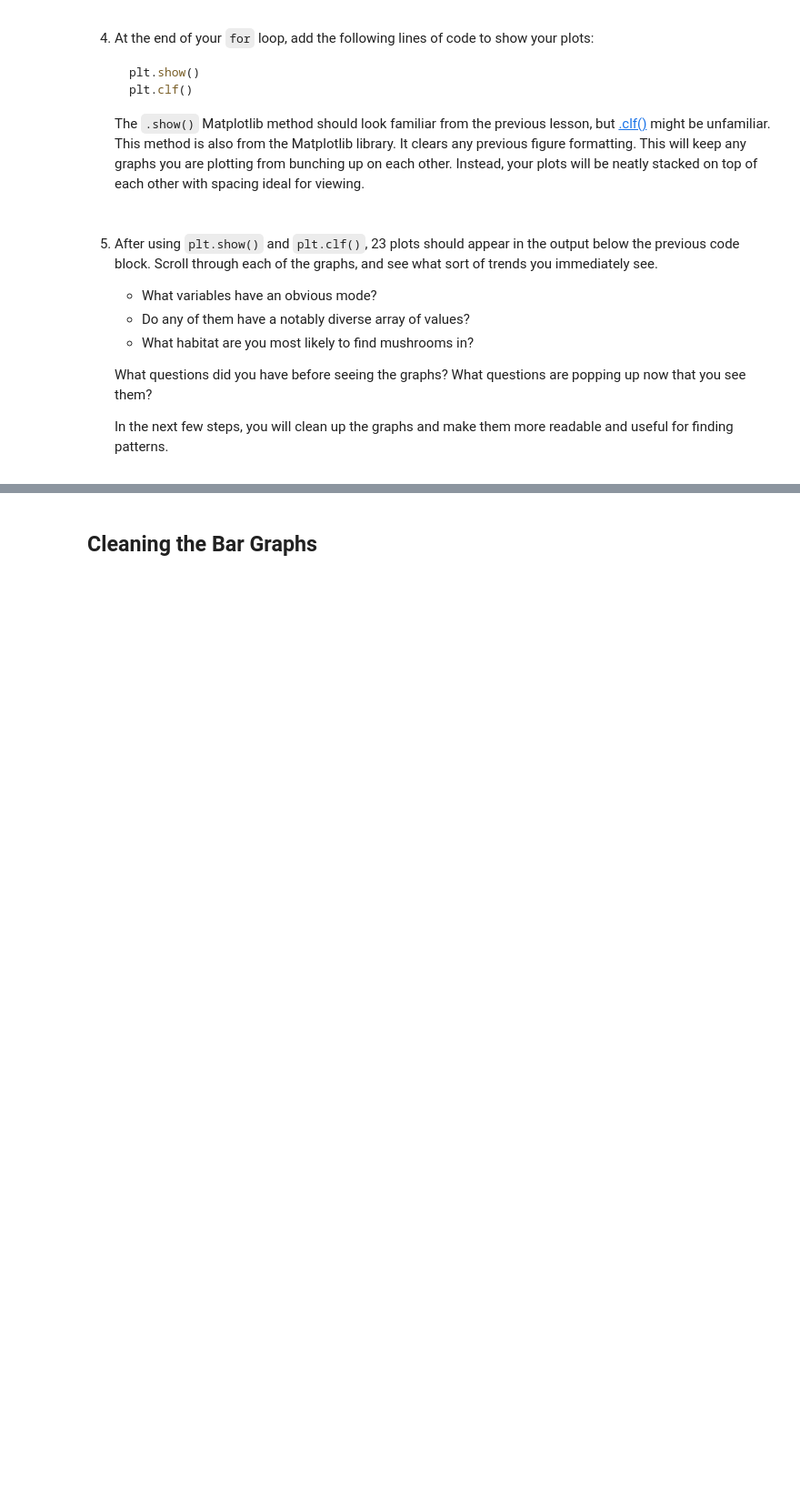
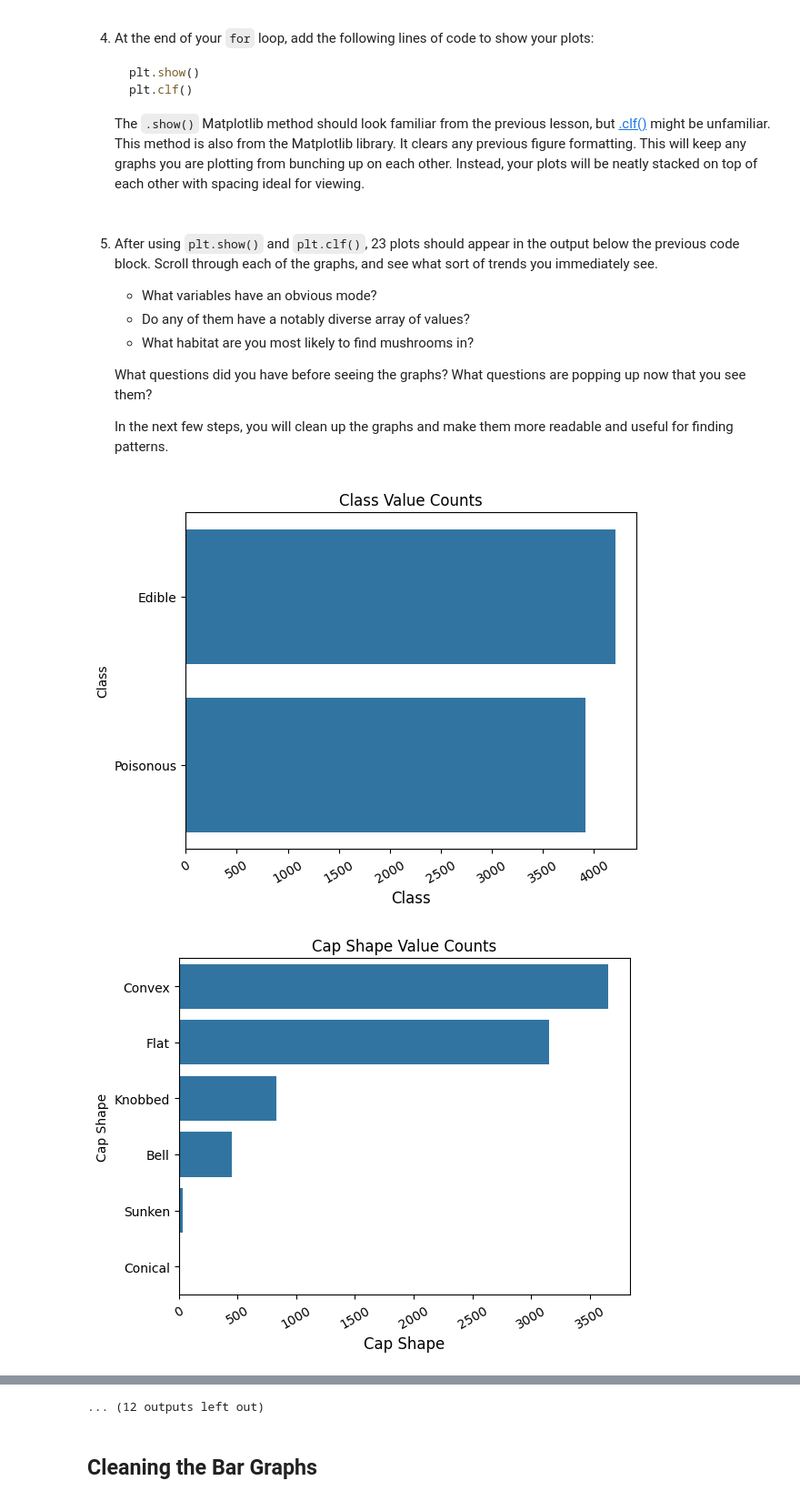
Before and after one commit to maylonleoncio/Codecademy-Projects, a Jupyter notebook: Exploring-Mushrooms/Exploring Mushrooms.ipynb, the cells around one changed output, grey strips where cells are left out. Shown: that part at 91% size. Drawn from its saved outputs; the diff is of its cells as text; code cells hidden in the pictures; blank space fills up the shorter version.

```diff
--- a/Exploring-Mushrooms/Exploring Mushrooms.ipynb
+++ b/Exploring-Mushrooms/Exploring Mushrooms.ipynb
@@ -82,7 +82,3 @@ Habitat
    - Use `column` and the `df` pandas DataFrame to graph the value counts of each variable in **mushroom_data.csv**.
 
    Please wait until the next task to use `plt.show()`.
-# %%
-for column in columns:
-    sns.countplot(df[column])
-    plt.show()
@@ -118,3 +100,15 @@ for column in columns:
    What questions did you have before seeing the graphs? What questions are popping up now that you see them?
 
    In the next few steps, you will clean up the graphs and make them more readable and useful for finding patterns.
+# %%
+for column in columns:
+    sns.countplot(df[column], order=df[column].value_counts().index)
+    plt.xticks(rotation=30, fontsize=10)
+    plt.xlabel(column, fontsize=12)
+    plt.title(column + " Value Counts")
+    plt.show()
+
+plt.clf()
+# %% [output]
+[figure, added]
+[figure, added]
@@ -121,3 +125,4 @@ for column in columns:
+... (12 outputs left out)
 # %% [markdown]
 ## Cleaning the Bar Graphs
 # %% [markdown]
```
Also changed, not shown: parts of 4 cells of this notebook.
